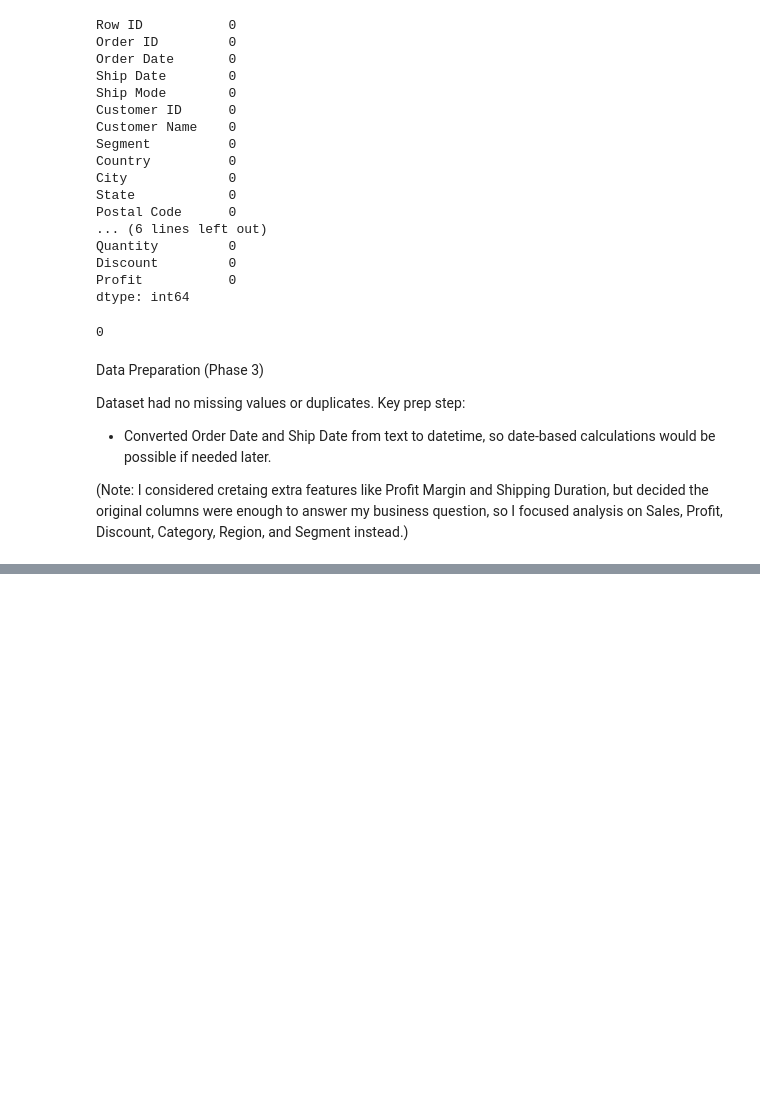
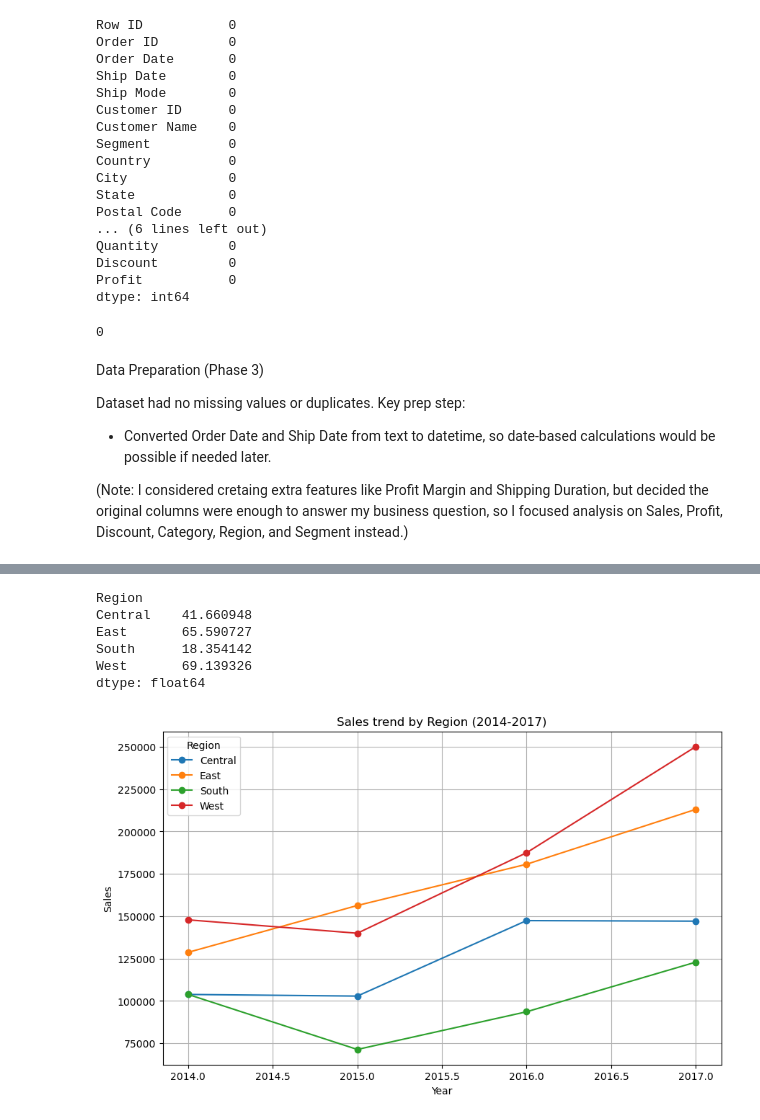
Before and after one commit to Moyo06/Prisca-AI-Internship, a Jupyter notebook: Week2/superstore_analysis.ipynb, the cells around one changed output, grey strips where cells are left out. Cells and saved outputs as stored; diff of their text form; code cells hidden in the pictures; blank space fills up the shorter version.

```diff
--- a/Week2/superstore_analysis.ipynb
+++ b/Week2/superstore_analysis.ipynb
@@ -409,0 +232,6 @@ Where i think the platform would genuinely save time: the cleaning checks I did
+# %%
+df["Year"] = df["Order Date"].dt.year
+
+year_region = df.groupby(["Year", "Region"])["Sales"].sum().unstack()
+
+year_region
@@ -409,0 +245,22 @@ Where i think the platform would genuinely save time: the cleaning checks I did
+# %%
+growth = ((year_region.loc[2017] - year_region.loc[2014]) / year_region.loc[2014]) * 100
+
+growth
+# %% [output]
+Region
+Central    41.660948
+East       65.590727
+South      18.354142
+West       69.139326
+dtype: float64
+# %%
+year_region.plot(figsize=(10,6), marker='o')
+
+plt.title("Sales trend by Region (2014-2017)")
+plt.xlabel("Year")
+plt.ylabel("Sales")
+plt.grid(True)
+
+plt.show()
+# %% [output]
+[figure, added]
```
Also changed, not shown: parts of 73 cells of this notebook.
